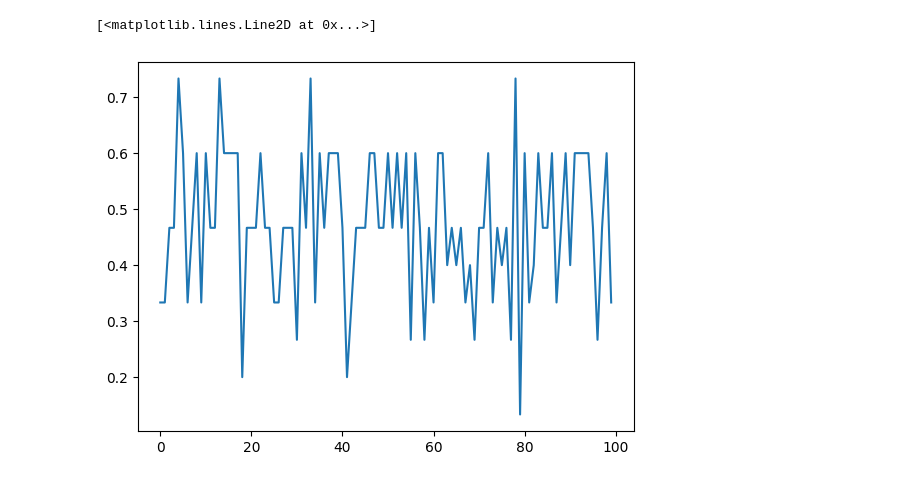
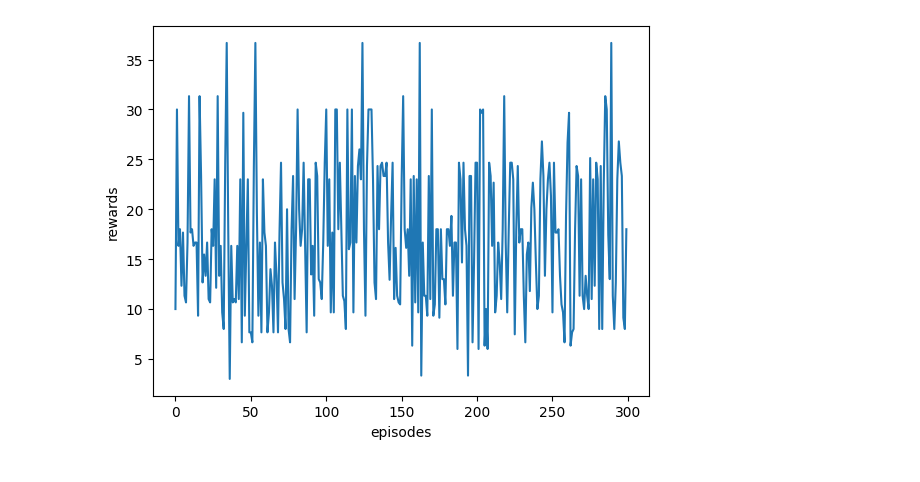
Before and after one commit to kittyfungg/4yp, a Jupyter notebook: Work/Rmax - arch 1.ipynb, the cells around one changed output. Saved outputs shown, nothing was run; the diff lists cells and outputs as text; code cells hidden in the pictures.

Commit message:
update before deleting all batch size parameters

```diff
--- a/Work/Rmax - arch 1.ipynb
+++ b/Work/Rmax - arch 1.ipynb
@@ -47,17 +138,19 @@ for episode in tqdm(range(max_meta_epi)): #for each meta-episode
     memory.actions.append(meta_a)
 
     for step in range(max_meta_steps):    #for each meta time step
+        env.innerq = meta_s.detach().clone()    #previous meta-state set as the policy of the next game
 
+#--------------------------------------INNER GAME--------------------------------------
         for epi in range(max_inner_epi):              #for each inner episodes
-            #print("inner episode =", epi)
+            #print("inner episode =", epi, meta_s)
             #state = env.reset()   #reset environment
             env.reset()   #reset environment
 
             for t in range(max_inner_steps):                     #for each inner timestep
                 #print("inner timestep =", t)
-                if t == 0:
+                if epi == 0 & t == 0:
                     #initialised action
-                    best_action = env.init_action
+                    best_action = env.init_action.detach().clone()
                 else:
                     #find action that has max Q value for current state for both agents
                     best_action = env.choose_action()
@@ -69,38 +162,34 @@ for episode in tqdm(range(max_meta_epi)): #for each meta-episode
                 for i in range(env.b):
                     #env.innerr[i, state[i], best_action[0,i], 0] = reward[i]
                     #env.innerr[i, state[i], best_action[1,i], 1] = info[i]
-                    env.innerr[i, best_action[0,i], 0] = reward[i]
-                    env.innerr[i, best_action[1,i], 1] = info[i]
+                    env.innerr[i, best_action[0,i], 0] = reward[i].detach().clone()
+                    env.innerr[i, best_action[1,i], 1] = info[i].detach().clone()
+
 
                 #update inner q matrix, another for loop since have to wait till inner r matrix gets updated
                 for i in range(env.b):
                     #env.innerq[i, state[i], best_action[0,i], 0] = env.innerr[i, state[i], best_action[0,i], 0] + inner_gamma * torch.max(env.innerq[i, newstate[i], :, 0])
                     #env.innerq[i, state[i], best_action[1,i], 1] = env.innerr[i, state[i], best_action[1,i], 1] + inner_gamma * torch.max(env.innerq[i, newstate[i], :, 1])
-                    env.innerq[i, best_action[0,i], 0] = env.innerr[i, best_action[0,i], 0] + inner_gamma * torch.max(env.innerq[i, :, 0])
-                    env.innerq[i, best_action[1,i], 1] = env.innerr[i, best_action[1,i], 1] + inner_gamma * torch.max(env.innerq[i, :, 1])
+                    env.innerq[i, best_action[0,i], 0] = env.innerr[i, best_action[0,i], 0].detach().clone() + inner_gamma * torch.max(env.innerq[i, :, 0]).detach().clone()
+                    env.innerq[i, best_action[1,i], 1] = env.innerr[i, best_action[1,i], 1].detach().clone() + inner_gamma * torch.max(env.innerq[i, :, 1]).detach().clone()
                 #set current state = new state
                 #state = newstate
 
-        #save reward, info for plotting
-        plot_rew[episode,step,0,:] = reward
-        plot_rew[episode,step,1,:] = info
+                #save reward, info for plotting
+                plot_rew[episode,step,0,:] += reward.detach().clone()
+                plot_rew[episode,step,1,:] += info.detach().clone()
 
         #meta-state = inner game Q table for all agents
-        new_meta_s = round_func(env.innerq, radius)
+        new_meta_s = discretize(env.innerq.detach().clone(), radius)
         #meta-action = inner game Q table for our agent
-        new_meta_a = round_func(env.innerq[:,:,0], radius)
-        #select meta-action that corresponds to our agent's max Q table
+#       new_meta_a = discretize(env.innerq[:,:,0].detach().clone(), radius)
+        new_meta_a = rmax.select_action(new_meta_s)
 
-        our_REW = reward                           #meta-reward = sum of rewards of our agent in inner game of K episodes & T timesteps
+        our_REW = reward.detach().clone()                #meta-reward = sum of rewards of our agent in inner game of K episodes & T timesteps
         memory.rewards.append(reward)
-
+        print("meta step=", step, meta_s, meta_a, new_meta_s)
         rmax.update(env, memory, meta_s, meta_a, new_meta_s)
 
         meta_s = new_meta_s
         meta_a = new_meta_a
-
-#             if done:
-#                 if not(reward==1):
-#                     self.R[state][best_action]=-10
-#                 break
 # %% [output]
@@ -114,6 +401,10 @@ episode: 6
 # %%
 plot_rew_mean_batched = torch.mean(plot_rew,3)
-plt.plot(plot_rew_mean_batched[:,-1,0].cpu().numpy())
+fig_handle = plt.plot(plot_rew_mean_batched[:,-1,0].cpu().numpy())
+
+plt.xlabel("episodes")
+plt.ylabel("rewards")
+
+plt.savefig('radius' + str(radius) + '_' + str(max_meta_epi) + '_' + str(max_meta_steps) + '_pd.png')
 # %% [output]
-[<matplotlib.lines.Line2D at 0x...>]
-[figure, old version]
+[figure, new version]
```
Also changed, not shown: parts of 5 cells of this notebook, 6 other files.
